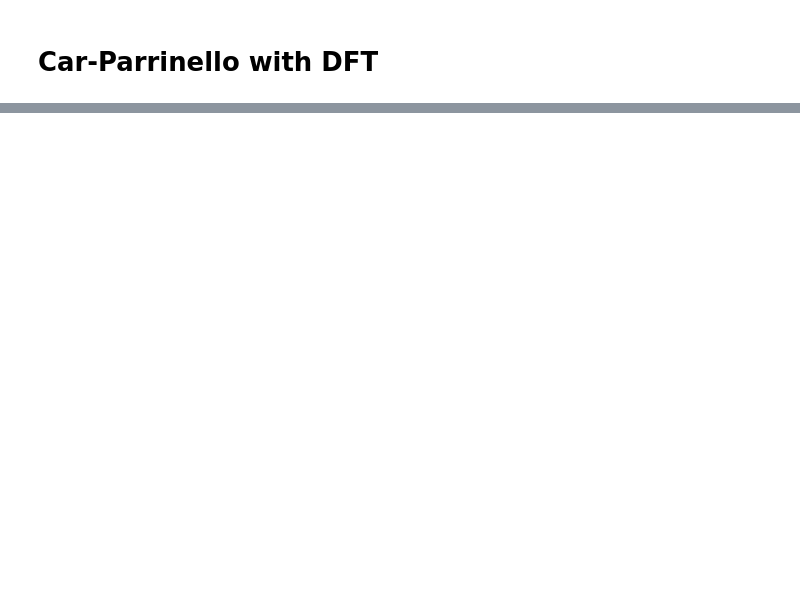
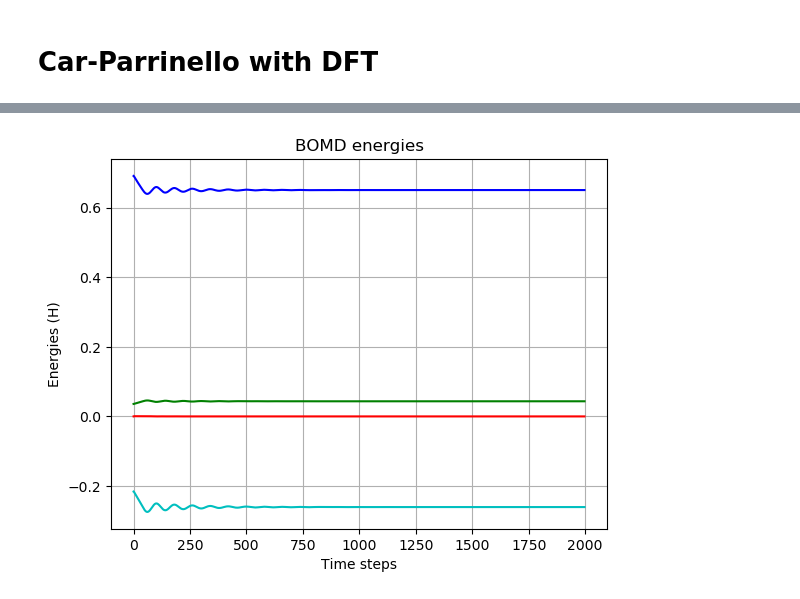
Before and after one commit to Peppone98/Quantum_MD_H2, a Jupyter notebook: CODE/plots.ipynb, the cells around one changed output, grey strips where cells are left out. Saved outputs shown, nothing was run; the diff lists cells and outputs as text; code cells hidden in the pictures; blank space fills up the shorter version.

```diff
--- a/CODE/plots.ipynb
+++ b/CODE/plots.ipynb
@@ -128,0 +170,12 @@ plt.plot(prod_scal[0])
+# %%
+plt.plot(BOMD[2], 'r')
+plt.plot(BOMD[3], 'g')
+plt.plot(BOMD[4], 'b')
+plt.plot(BOMD[5], 'c')
+plt.title('BOMD energies')
+plt.xlabel('Time steps')
+plt.grid()
+plt.ylabel('Energies (H)')
+plt.savefig("outputs/pics/BOMD_en.png")
+# %% [output]
+[figure, added]
```
Also changed, not shown: parts of 14 cells of this notebook, 20 other files.
